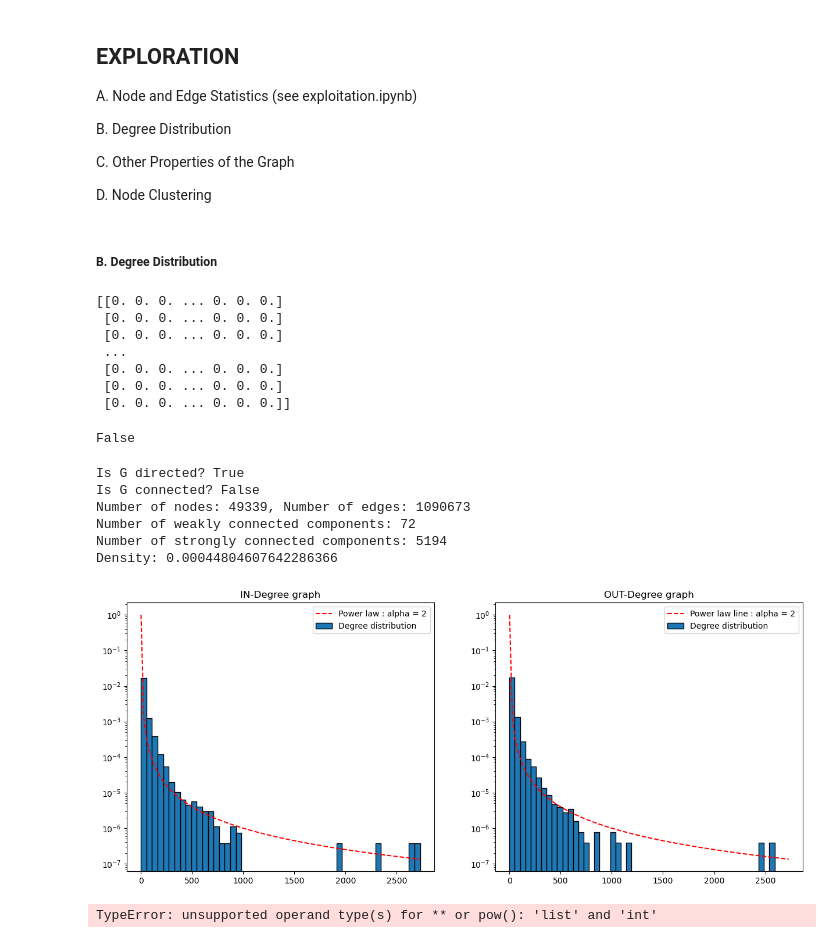
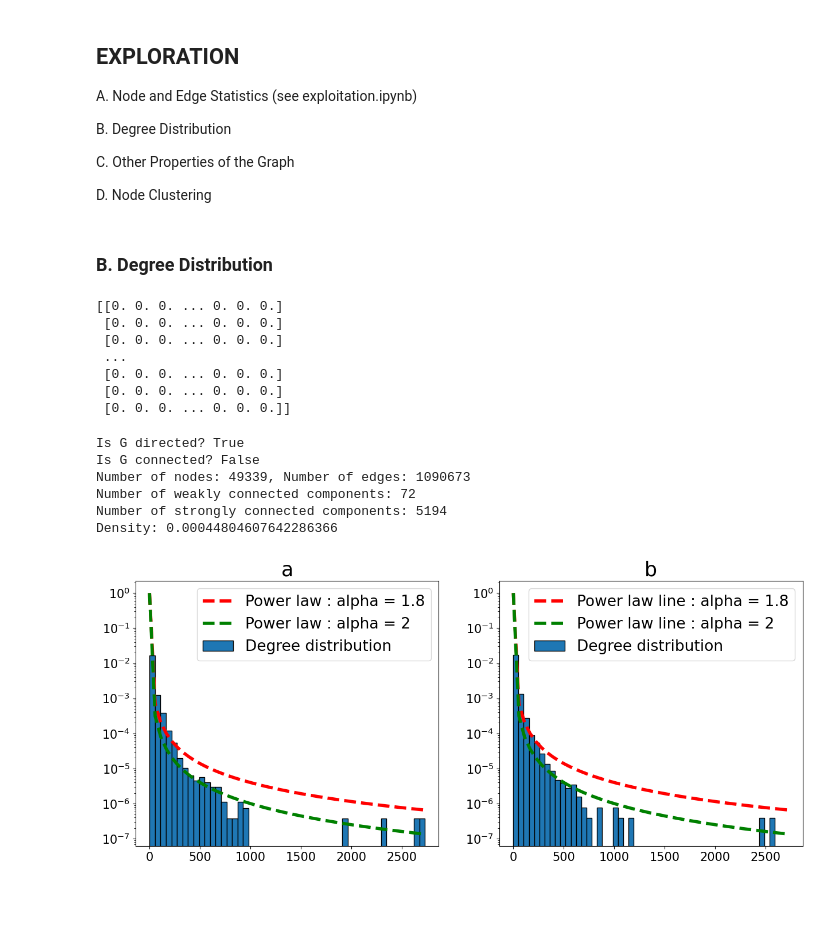
Before and after one commit to ernestoBocini/Drosophila-Brain-Wiring-Diagram-GAT, a Jupyter notebook: notebooks/exploration.ipynb, the cells around one changed output. Saved outputs shown, nothing was run; the diff lists cells and outputs as text; code cells hidden in the pictures; blank space fills up the shorter version.

```diff
--- a/notebooks/exploration.ipynb
+++ b/notebooks/exploration.ipynb
@@ -93,7 +93,7 @@ C. Other Properties of the Graph
 
 D. Node Clustering
 # %% [markdown]
-##### B. Degree Distribution
+### B. Degree Distribution
 # %%
 # build the adjacency matrix
 
@@ -125,14 +125,6 @@ print(adjacency_matrix)
  [0. 0. 0. ... 0. 0. 0.]
  [0. 0. 0. ... 0. 0. 0.]
  [0. 0. 0. ... 0. 0. 0.]]
-# %%
-# check if the adjacency matrix is symmetric
-def is_symmetric(matrix):
-    return np.allclose(matrix, matrix.T)
-
-is_symmetric(adjacency_matrix)
-# %% [output]
-False
 # %%
 # construct a graph G from the directed adjacency matrix
 G = nx.from_numpy_array(adjacency_matrix, create_using=nx.DiGraph)
@@ -158,43 +150,54 @@ Density: 0.00044804607642286366
 # %%
 import numpy as np
 import matplotlib.pyplot as plt
 
 in_degree = [degree for node, degree in G.in_degree()]
 out_degree = [degree for node, degree in G.out_degree()]
 
 fig, (ax1, ax2) = plt.subplots(1, 2, figsize=(15, 6))
 
-ax1.set_title('IN-Degree graph')
+ax1.set_title('a', fontsize="25")
 hist1, bins1, _ = ax1.hist(in_degree, edgecolor='black', bins=50, density=True)
 ax1.set_yscale('log')
 
-ax2.set_title('OUT-Degree graph')
+ax2.set_title('b', fontsize="25")
 hist2, bins2, _ = ax2.hist(out_degree, edgecolor='black', bins=50, density=True)
 ax2.set_yscale('log')
 
 # Generate power law line data
 max_value = max(max(in_degree), max(out_degree))
-x = np.linspace(1, max_value, num=100)
-y = x ** (-2)  # Power law distribution with alpha=2
+alpha_1 = 1.8
+x = np.linspace(1, max_value, num=50)
+y = x ** (-alpha_1)  # Power law distribution with alpha=2
 
-# Plot power law line
-ax1.plot(x, y, color='red', linestyle='--')
-ax2.plot(x, y, color='red', linestyle='--')
+# Generate second power law line data
+alpha_2 = 2
+x2 = np.linspace(1, max_value, num=50)
+y2 = x2 ** (-alpha_2)  # Power law distribution with alpha=3
+
+# Plot power law line with line width 2
+ax1.plot(x, y, color='red', linestyle='--', linewidth=4)
+ax2.plot(x, y, color='red', linestyle='--', linewidth=4)
+
+# Plot second power law line
+ax1.plot(x2, y2, color='green', linestyle='--',linewidth=4)
+ax2.plot(x2, y2, color='green', linestyle='--',linewidth=4)
+
 
 # show legend
-ax1.legend(['Power law : alpha = 2', 'Degree distribution'])
-ax2.legend(['Power law line : alpha = 2', 'Degree distribution'])
+# increase the size of the legend
+ax1.legend([f'Power law : alpha = {alpha_1}', f'Power law : alpha = {alpha_2}', 'Degree distribution '], fontsize="19")
+ax2.legend([f'Power law line : alpha = {alpha_1}', f'Power law line : alpha = {alpha_2}', 'Degree distribution '], fontsize="19")
 
+
+# increase the font size of the ticks
+ax1.tick_params(axis='both', which='major', labelsize=15)
+ax2.tick_params(axis='both', which='major', labelsize=15)
 
 
 plt.show()
+
+# save the figure as pdf
+fig.savefig('../figures/degree_distribution.pdf', bbox_inches='tight')
 # %% [output]
-[figure, old version]
+[figure, new version]
-# %%
-# first and second moments of the degree distribution
-moment_1 = np.mean(in_degree)
-moment_2 = np.mean(in_degree**2)
-print(f"First moment: {moment_1}")
-print(f"Second moment: {moment_2}")
-# %% [output]
-TypeError: unsupported operand type(s) for ** or pow(): 'list' and 'int'
```
Also changed, not shown: parts of 20 cells of this notebook.
